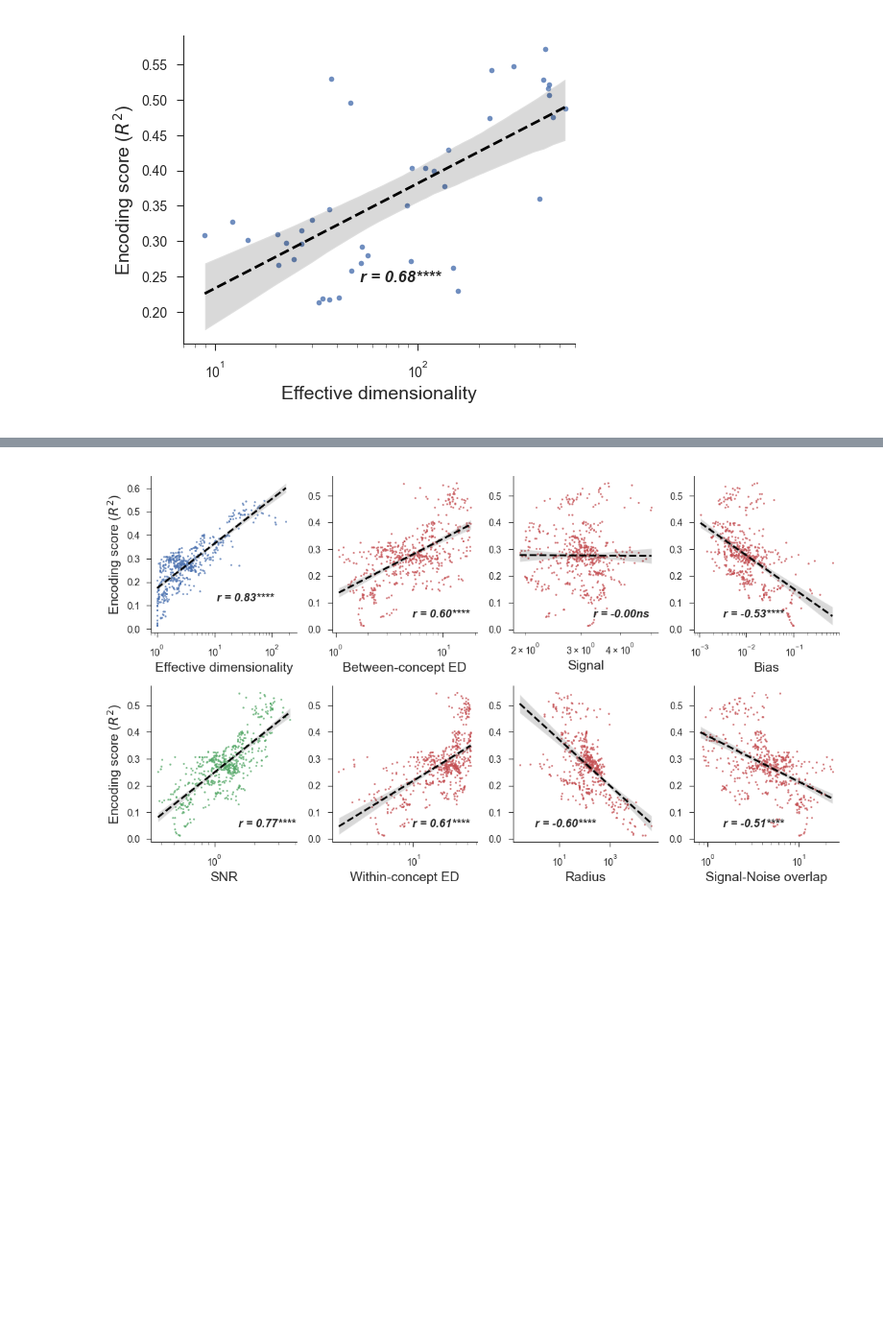
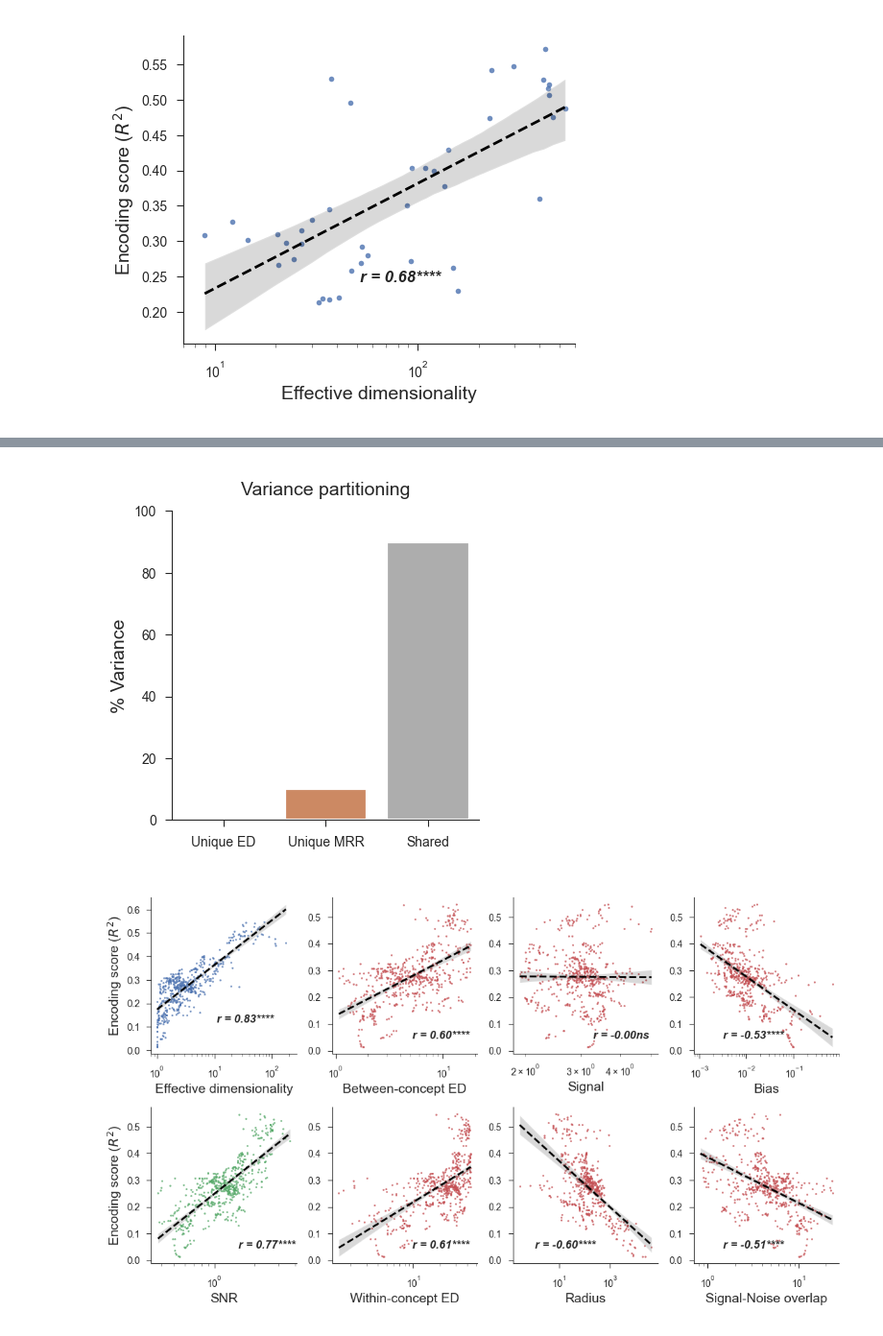
Before and after one commit to EricElmoznino/encoder_dimensionality, a Jupyter notebook: figures/manuscript/results.ipynb, the cells around one changed output, grey strips where cells are left out. Shown at 96% size. Saved outputs shown, nothing was run; the diff lists cells and outputs as text; code cells hidden in the pictures; blank space fills up the shorter version.

Commit message:
Added variance partitioning

```diff
--- a/figures/manuscript/results.ipynb
+++ b/figures/manuscript/results.ipynb
@@ -1155,3 +1122,17 @@ plt.show()
+# %%
+data = pd.read_csv("data/variance_partitions.csv")  # Obtained from Matlab code
+data["Row"] = data["Row"].replace({"Unique_ED": "Unique ED", "Unique_MRR": "Unique MRR", "Common_ED_and_MRR": "Shared"})
+
+fig, ax = plt.subplots(figsize=(2, 2))
+sns.barplot(data=data.iloc[:-1], x="Row", y="Percent_Total",
+            palette=[sns.color_palette()[0], sns.color_palette()[1], sns.color_palette("Greys")[2]],
+            ax=ax)
+ax.set(xlabel=None, ylabel="% Variance", ylim=(0, 100), title="Variance partitioning")
+
+plt.savefig('saved/appendix_ed-or-classification-partition.png', dpi=300)
+plt.show()
+# %% [output]
+[figure, added]
 # %%
 dataset = 'imagenet21k'
 data = pd.merge(pd.read_csv(f'../../results/encoding|benchmark:dicarlo.MajajHong2015.IT.public-pls|pooling:False.csv'),
```
Also changed, not shown: parts of 6 cells of this notebook, 12 other files.
